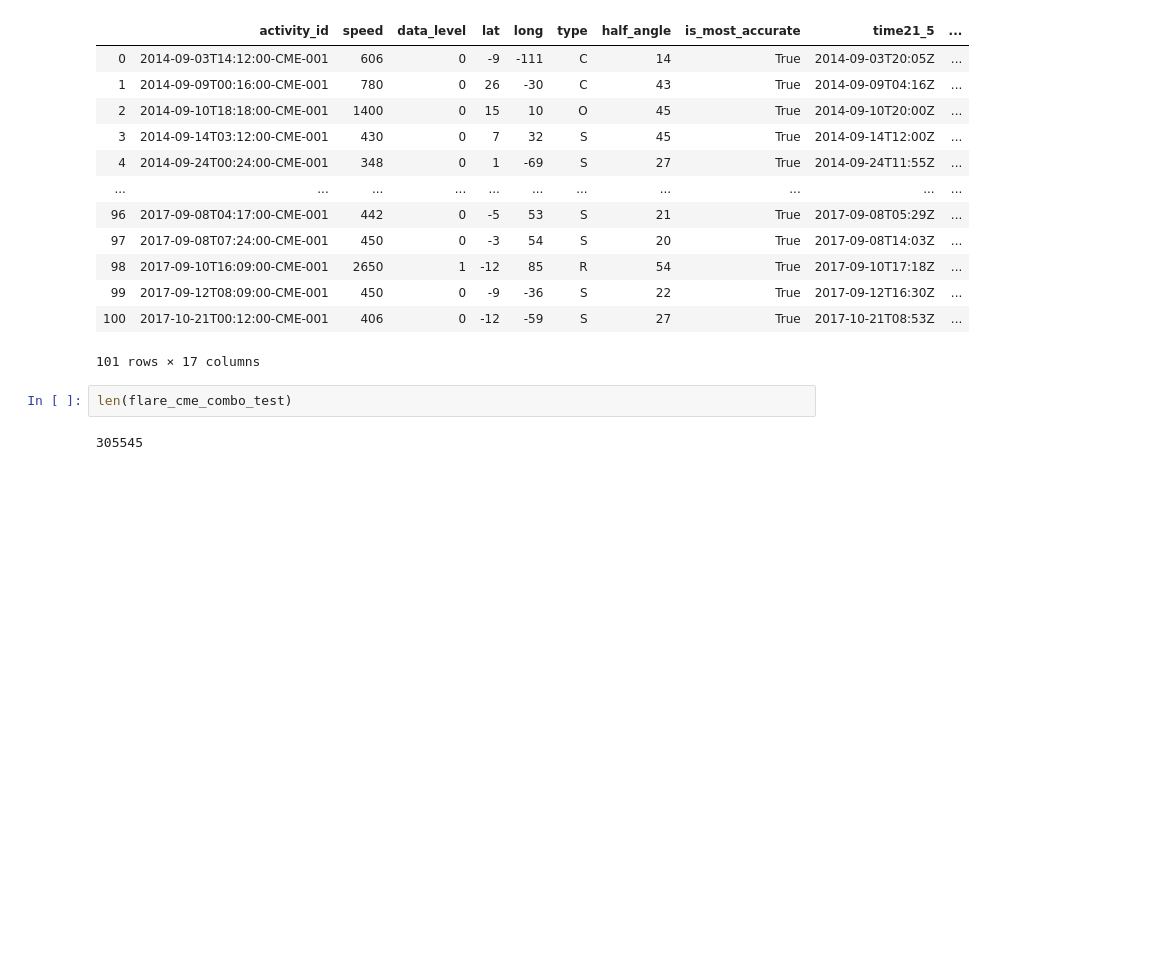
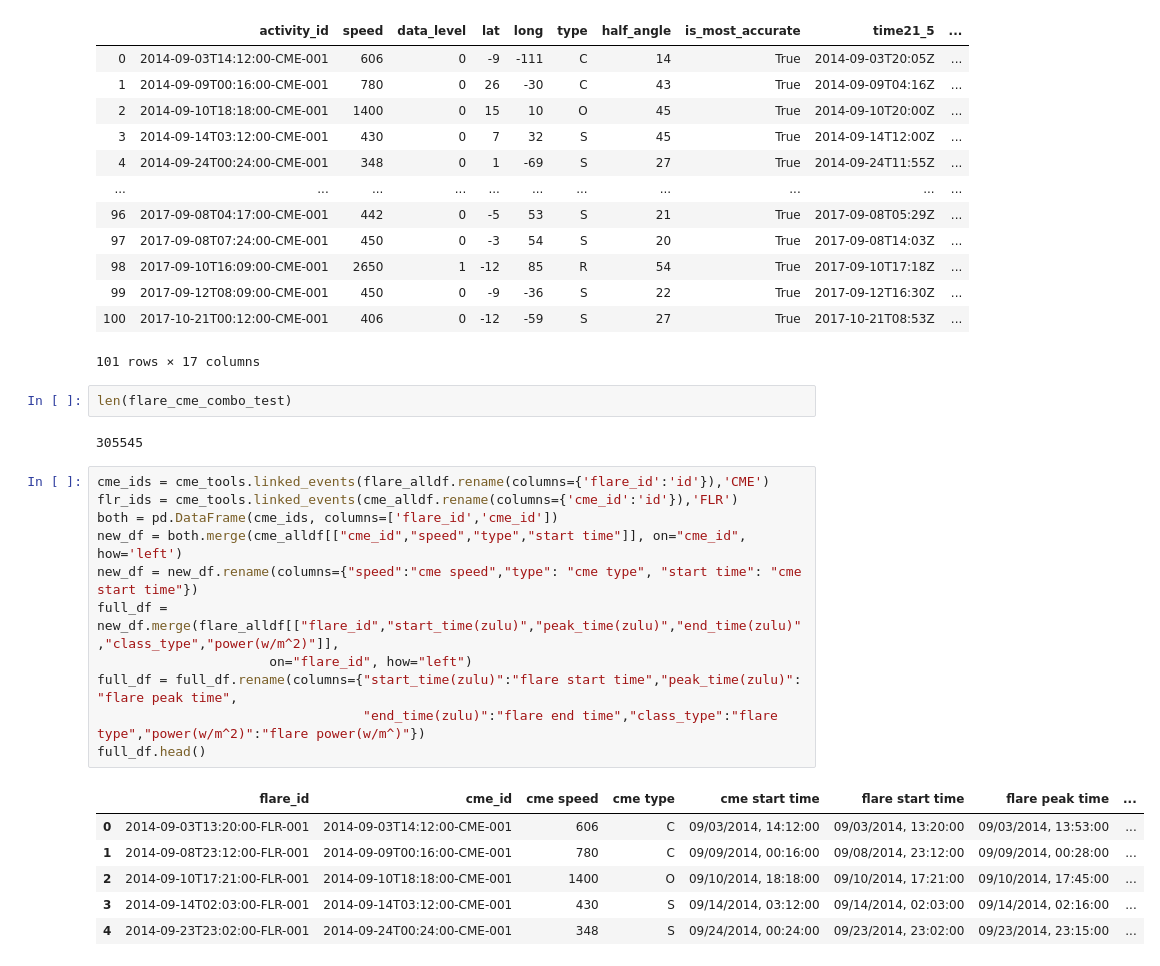
Before and after one commit to rockhound03/Project1, a Jupyter notebook: modules/FlareAPIQueryExample.ipynb, the cells around one changed output. Saved outputs shown, nothing was run; the diff lists cells and outputs as text; blank space fills up the shorter version.

```diff
--- a/modules/FlareAPIQueryExample.ipynb
+++ b/modules/FlareAPIQueryExample.ipynb
@@ -119,3 +124,21 @@ flare_cme_combo_test
 len(flare_cme_combo_test)
 # %% [output]
 305545
+# %%
+cme_ids = cme_tools.linked_events(flare_alldf.rename(columns={'flare_id':'id'}),'CME')
+flr_ids = cme_tools.linked_events(cme_alldf.rename(columns={'cme_id':'id'}),'FLR')
+both = pd.DataFrame(cme_ids, columns=['flare_id','cme_id'])
+new_df = both.merge(cme_alldf[["cme_id","speed","type","start time"]], on="cme_id", how='left')
+new_df = new_df.rename(columns={"speed":"cme speed","type": "cme type", "start time": "cme start time"})
+full_df = new_df.merge(flare_alldf[["flare_id","start_time(zulu)","peak_time(zulu)","end_time(zulu)","class_type","power(w/m^2)"]],
+                      on="flare_id", how="left")
+full_df = full_df.rename(columns={"start_time(zulu)":"flare start time","peak_time(zulu)": "flare peak time",
+                                  "end_time(zulu)":"flare end time","class_type":"flare type","power(w/m^2)":"flare power(w/m^)"})
+full_df.head()
+# %% [output]
+|  | flare_id | cme_id | cme speed | cme type | cme start time | flare start time | flare peak time | ... |
+| 0 | 2014-09-03T13:20:00-FLR-001 | 2014-09-03T14:12:00-CME-001 | 606 | C | 09/03/2014, 14:12:00 | 09/03/2014, 13:20:00 | 09/03/2014, 13:53:00 | ... |
+| 1 | 2014-09-08T23:12:00-FLR-001 | 2014-09-09T00:16:00-CME-001 | 780 | C | 09/09/2014, 00:16:00 | 09/08/2014, 23:12:00 | 09/09/2014, 00:28:00 | ... |
+| 2 | 2014-09-10T17:21:00-FLR-001 | 2014-09-10T18:18:00-CME-001 | 1400 | O | 09/10/2014, 18:18:00 | 09/10/2014, 17:21:00 | 09/10/2014, 17:45:00 | ... |
+| 3 | 2014-09-14T02:03:00-FLR-001 | 2014-09-14T03:12:00-CME-001 | 430 | S | 09/14/2014, 03:12:00 | 09/14/2014, 02:03:00 | 09/14/2014, 02:16:00 | ... |
+| 4 | 2014-09-23T23:02:00-FLR-001 | 2014-09-24T00:24:00-CME-001 | 348 | S | 09/24/2014, 00:24:00 | 09/23/2014, 23:02:00 | 09/23/2014, 23:15:00 | ... |
```
Also changed, not shown: parts of 3 cells of this notebook.
